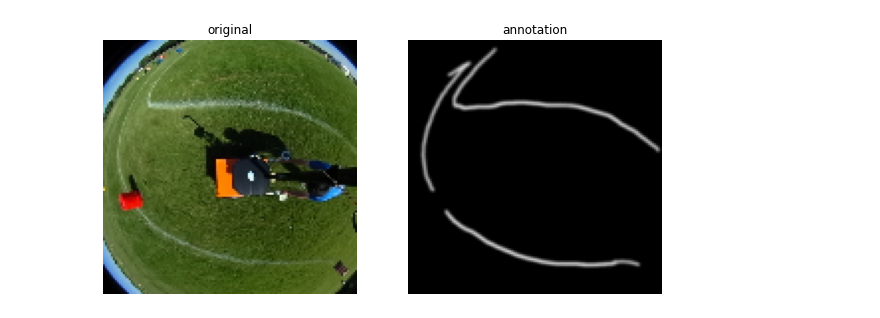
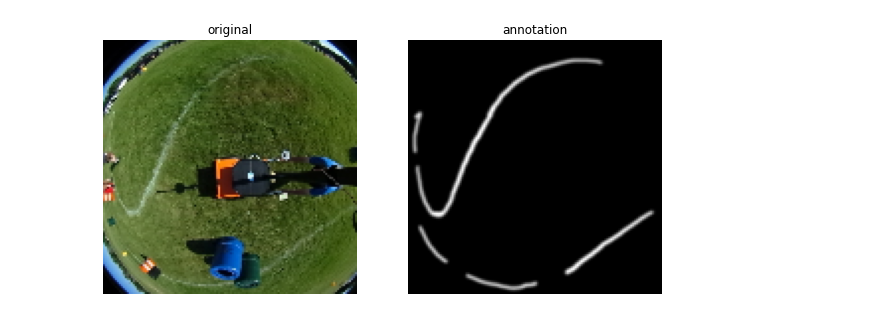
Before and after one commit to RyotaFuwa/line_detection_with_omni_camera, a Jupyter notebook: main.ipynb, the cells around one changed output. Saved outputs shown, nothing was run; the diff lists cells and outputs as text; code cells hidden in the pictures.

```diff
--- a/main.ipynb
+++ b/main.ipynb
@@ -69,18 +92,27 @@ valid_dataset = (
+# %%
+DATASET_DIR = 'data/datasets'
+element_spec = {
+    "image": tf.TensorSpec(shape=(None, 128, 128, 3), dtype=tf.float32, name=None),
+    "label": tf.TensorSpec(shape=(None, 128, 128, 1), dtype=tf.float32, name=None),
+    }
+train_ds = tf.data.experimental.load(os.path.join(DATASET_DIR, 'train_ds'), element_spec)
+val_ds = tf.data.experimental.load(os.path.join(DATASET_DIR, 'val_ds'), element_spec)
+test_ds = tf.data.experimental.load(os.path.join(DATASET_DIR, 'test_ds'), element_spec)
 # %%
 # check some data
 def see_train_data(idx=0):
     _, ax = plt.subplots(1, 2, figsize=(10, 5))
-    for batch in train_dataset.take(idx):
+    for batch in train_ds.take(idx):
         image = batch["image"][0]
         ax[0].imshow((image * 255).numpy().astype("uint8"))
         ax[0].set_title("original")
         ax[0].axis("off")
 
         annotated_img = batch["label"][0]
-        ax[1].imshow((annotated_img * 255).numpy().astype("uint8"))
+        ax[1].imshow((annotated_img * 255).numpy().astype("uint8"), cmap='gray')
         ax[1].set_title("annotation")
         ax[1].axis("off")
 
 see_train_data(1)
 # %% [output]
-[figure, old version]
+[figure, new version]
```
Also changed, not shown: parts of 19 cells of this notebook, 3 other files.
